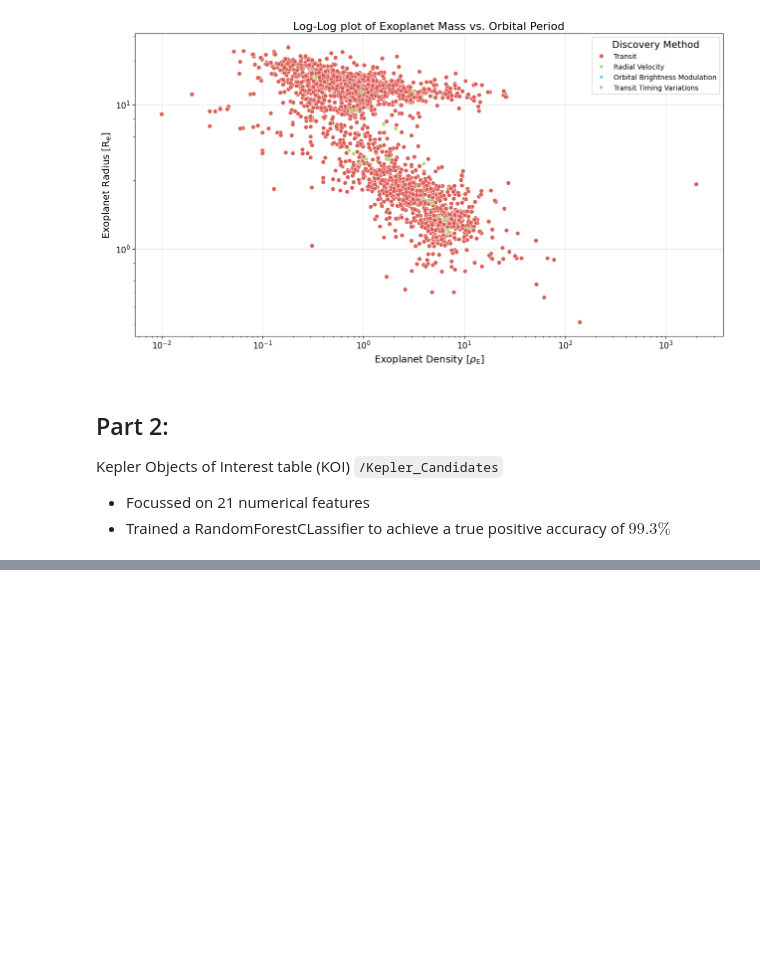
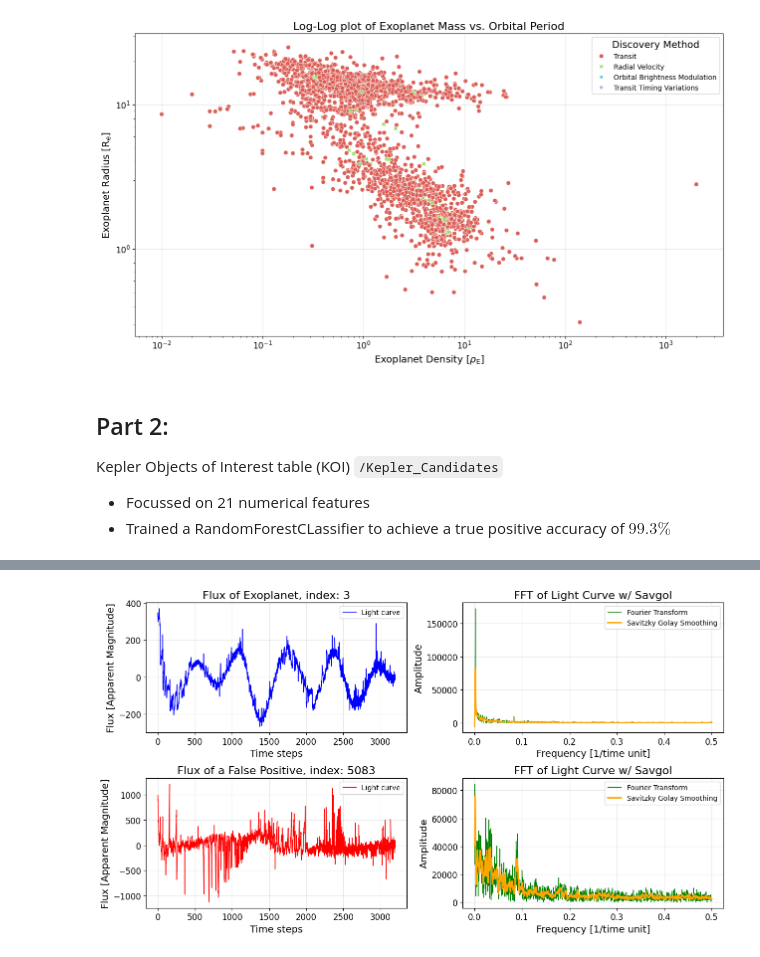
Before and after one commit to cBollins/NASA-Exoplanet-Archive, a Jupyter notebook: Project_Tour.ipynb, the cells around one changed output, grey strips where cells are left out. Drawn from its saved outputs; the diff is of its cells as text; code cells hidden in the pictures; blank space fills up the shorter version.

```diff
--- a/Project_Tour.ipynb
+++ b/Project_Tour.ipynb
@@ -222,3 +227,16 @@ This poses significant issue when trying to train models, there are only 37 posi
 ### Addressing mitigations
 
 Firstly, intead of taking accuracy as the primary performance metric, it will be smart to also consider **recall** and **ROC-AUC**.
+# %%
+LCs = pd.read_csv("Exoplanet_Detection/exoData/exoTrain.csv")
+LCs["LABEL"] = LCs["LABEL"].map({2:1, 1:0}) # 1 => exoplanet, 0 => no exoplanet
+
+def preprocess(X): # Preprocessing pipeline, derived in 'FT_lightcurves'
+
+    X = X.sub(X.mean(axis=1), axis=0).div(X.std(axis=1), axis=0).fillna(0)
+    X = np.abs(rfft(X, axis=1))
+    X = savgol_filter(X, window_length=13, polyorder=3, axis=1)
+
+    return X
+
+LCs
@@ -224,0 +257,51 @@ Firstly, intead of taking accuracy as the primary performance metric, it will be
+# %%
+def plot_example_fft(df, idx_false_pos, idx_exoplanet):
+
+    flux_0 = df.iloc[idx_exoplanet].drop(["LABEL"])
+    flux_1 = df.iloc[idx_false_pos].drop(["LABEL"])
+
+    N = len(flux_0)
+
+    time = np.arange(N)
+
+    freqs_0 = rfftfreq(len(flux_0))
+    freqs_1 = rfftfreq(len(flux_1))
+    amps_0 = np.abs(rfft(flux_0))
+    amps_1 = np.abs(rfft(flux_1))
+
+    amps_0_smooth = savgol_filter(amps_0, window_length=11, polyorder=3)
+    amps_1_smooth = savgol_filter(amps_1, window_length=11, polyorder=3)
+
+    fig, ax = plt.subplots(2, 2)
+
+    ax[0,0].plot(time, flux_0, linewidth=1, c="b", label="Light curve")
+    ax[0,0].set_title(f"Flux of Exoplanet, index: {idx_exoplanet}")
+    ax[0,0].set_ylabel("Flux [Apparent Magnitude]")
+    ax[0,0].set_xlabel("Time steps")
+
+    ax[1,0].plot(time, flux_1, linewidth=1, c="r", label="Light curve")
+    ax[1,0].set_title(f"Flux of a False Positive, index: {idx_false_pos}")
+    ax[1,0].set_ylabel("Flux [Apparent Magnitude]")
+    ax[1,0].set_xlabel("Time steps")
+
+    ax[0,1].plot(freqs_0, amps_0, linewidth=1, c="g", label="Fourier Transform")
+    ax[0,1].plot(freqs_0, amps_0_smooth, c="orange", label="Savitzky Golay Smoothing")
+    ax[0,1].set_title("FFT of Light Curve w/ Savgol")
+    ax[0,1].set_xlabel("Frequency [1/time unit]")
+    ax[0,1].set_ylabel("Amplitude")
+
+    ax[1,1].plot(freqs_1, amps_1, linewidth=1, c="g", label="Fourier Transform")
+    ax[1,1].plot(freqs_1, amps_1_smooth, c="orange", label="Savitzky Golay Smoothing")
+    ax[1,1].set_title("FFT of Light Curve w/ Savgol")
+    ax[1,1].set_xlabel("Frequency [1/time unit]")
+    ax[1,1].set_ylabel("Amplitude")
+
+    for axis in ax.ravel():
+        axis.legend()
+
+    plt.tight_layout()
+    plt.show()
+
+plot_example_fft(LCs, 5086-3, 3)
+# %% [output]
+[figure, added]
```
Also changed, not shown: parts of 6 cells of this notebook, 2 other files.
